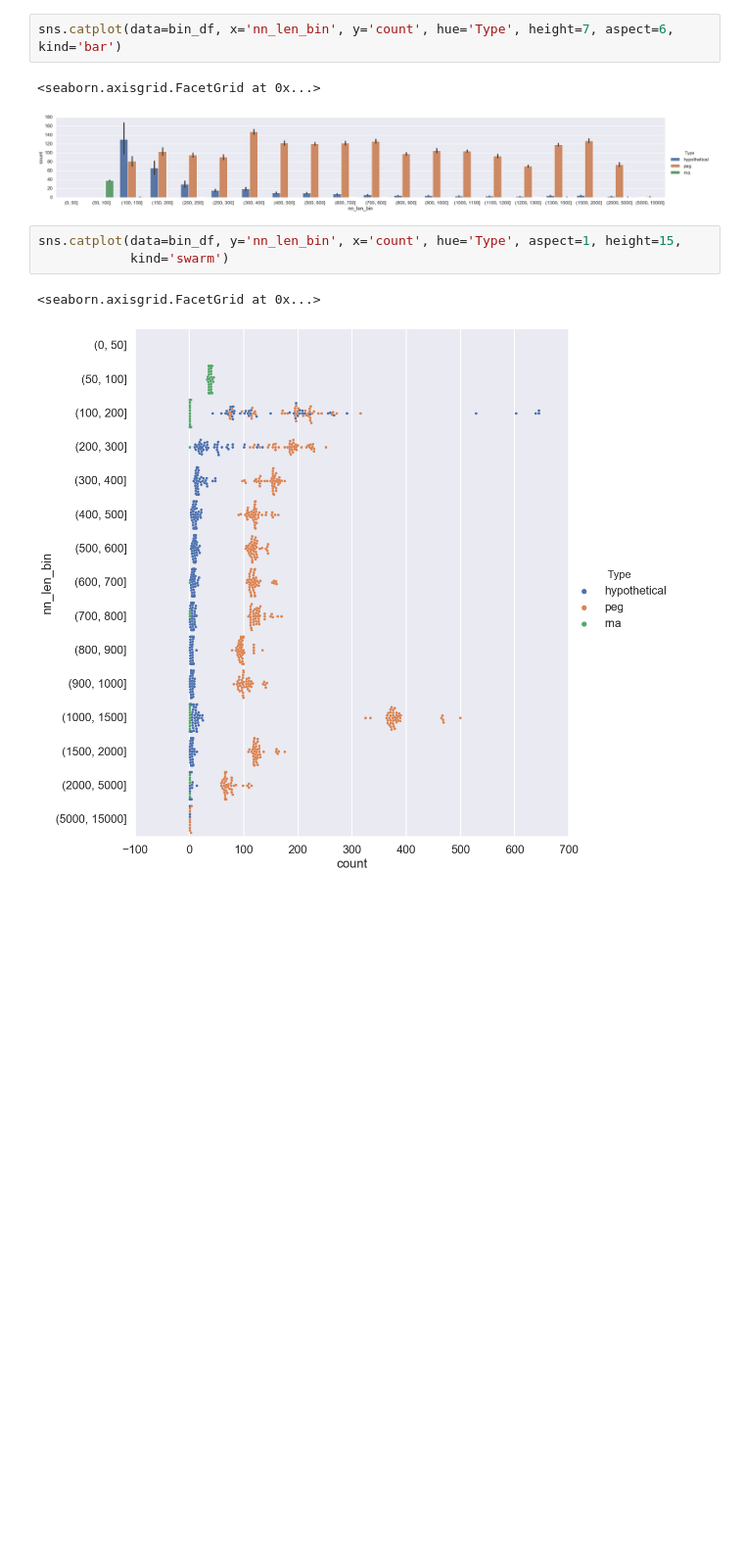
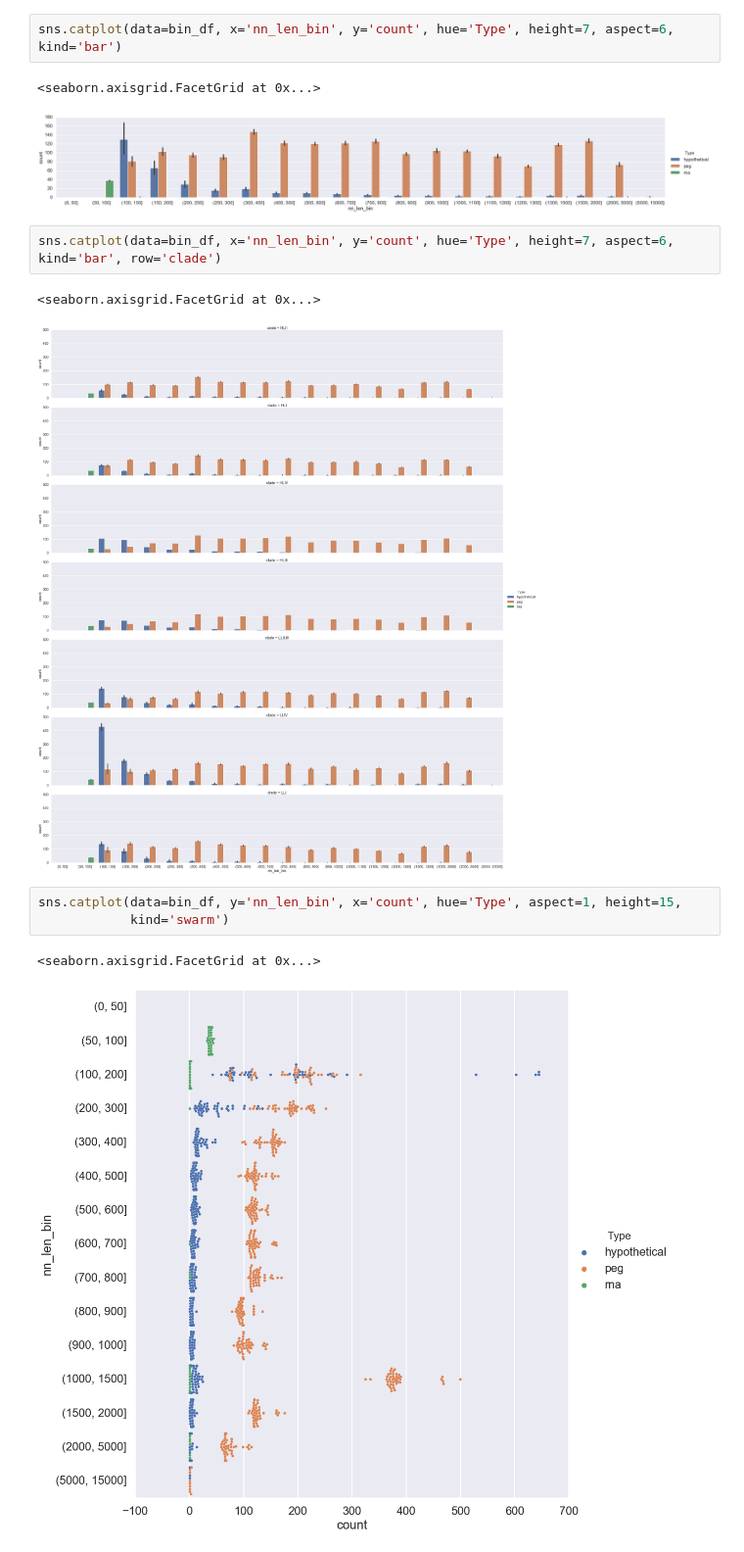
Before and after one commit to wosnat/sep, a Jupyter notebook: ripp try2 3_7_2019.ipynb, the cells around one changed output. Shown at 98% size. Saved outputs shown, nothing was run; the diff lists cells and outputs as text; blank space fills up the shorter version.

```diff
--- a/ripp try2 3_7_2019.ipynb
+++ b/ripp try2 3_7_2019.ipynb
@@ -519,6 +565,11 @@ sns.catplot(data=bin_df, x='nn_len_bin', y='count', hue='Type', height=7, aspect
 # %% [output]
 <seaborn.axisgrid.FacetGrid at 0x...>
 [figure]
+# %%
+sns.catplot(data=bin_df, x='nn_len_bin', y='count', hue='Type', height=7, aspect=6, kind='bar', row='clade')
+# %% [output]
+<seaborn.axisgrid.FacetGrid at 0x...>
+[figure, added]
 # %%
 sns.catplot(data=bin_df, y='nn_len_bin', x='count', hue='Type', aspect=1, height=15,
             kind='swarm')
```
Also changed, not shown: parts of 15 cells of this notebook, 1 other file.
